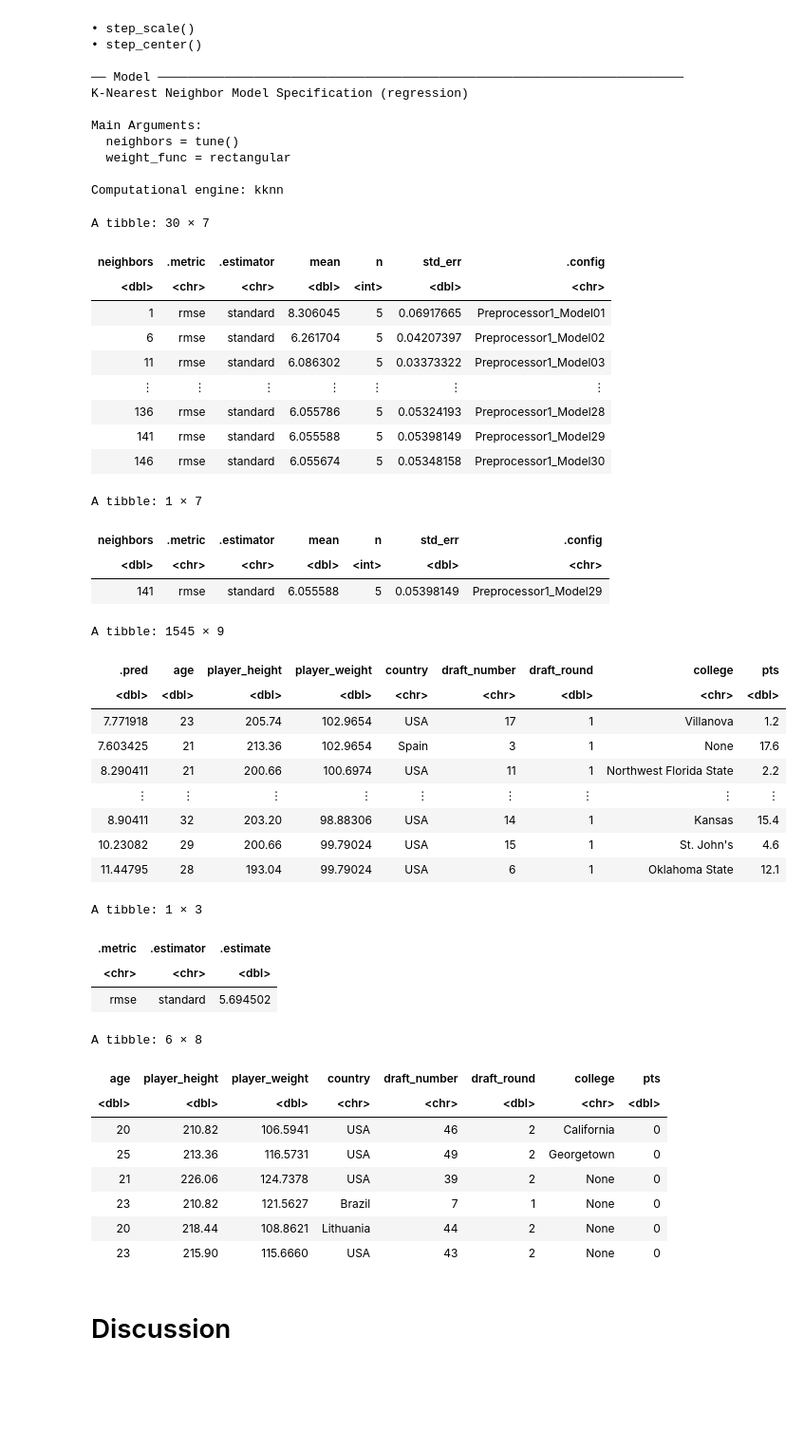
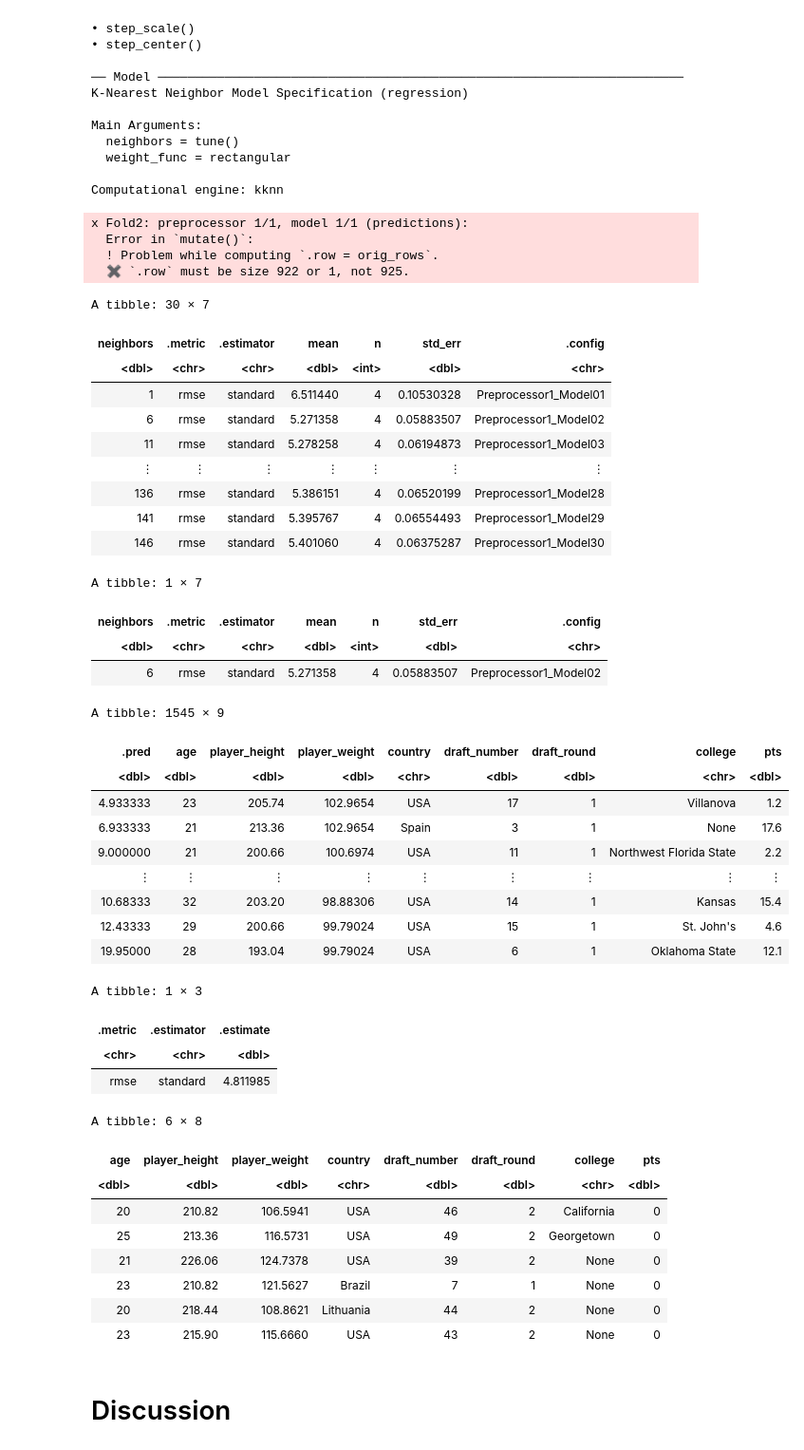
Before and after one commit to mdean808/dsci-100-group-project, a Jupyter notebook: project.ipynb, the cells around one changed output. Shown at 95% size. Drawn from its saved outputs; the diff is of its cells as text; code cells hidden in the pictures; blank space fills up the shorter version.

```diff
--- a/project.ipynb
+++ b/project.ipynb
@@ -82,7 +82,8 @@ nba_players <- player_data |>
     select(age, player_height, player_weight, country, draft_number, draft_round, college, pts) |>
     # remove undrafted players and convert draft_number to dbl
     filter(draft_round != "Undrafted") |>
-    mutate(draft_round = as.numeric(draft_round))
+    mutate(draft_round = as.numeric(draft_round)) |>
+    mutate(draft_number = as.numeric(draft_number))
 
 nba_players
 # %% [output]
@@ -217,7 +231,7 @@ A tibble: 60 × 2
 # %% [markdown]
 To predict the player performance variable, we will be using k-nearest neighbors regression, as the relationships between the predictor variables and our performance variable are not all linear, and the performance variable is numeric.
 # %%
-nba_recipe <- recipe(pts ~ age + player_height + player_weight, data = nba_training) |>
+nba_recipe <- recipe(pts ~ age + player_height + player_weight + draft_number + draft_round, data = nba_training) |>
 step_scale(all_predictors()) |>
 step_center(all_predictors())
 
@@ -266,62 +280,66 @@ nba_smallest <- nba_results |>
 
 nba_smallest
 # %% [output]
-A tibble: 30 × 7
+x Fold2: preprocessor 1/1, model 1/1 (predictions):
+  Error in `mutate()`:
+  ! Problem while computing `.row = orig_rows`.
+  ✖ `.row` must be size 922 or 1, not 925.
+A tibble: 30 × 7
 | neighbors | .metric | .estimator | mean | n | std_err | .config |
 | <dbl> | <chr> | <chr> | <dbl> | <int> | <dbl> | <chr> |
-| 1 | rmse | standard | 8.306045 | 5 | 0.06917665 | Preprocessor1_Model01 |
-| 6 | rmse | standard | 6.261704 | 5 | 0.04207397 | Preprocessor1_Model02 |
-| 11 | rmse | standard | 6.086302 | 5 | 0.03373322 | Preprocessor1_Model03 |
+| 1 | rmse | standard | 6.511440 | 4 | 0.10530328 | Preprocessor1_Model01 |
+| 6 | rmse | standard | 5.271358 | 4 | 0.05883507 | Preprocessor1_Model02 |
+| 11 | rmse | standard | 5.278258 | 4 | 0.06194873 | Preprocessor1_Model03 |
 | ⋮ | ⋮ | ⋮ | ⋮ | ⋮ | ⋮ | ⋮ |
-| 136 | rmse | standard | 6.055786 | 5 | 0.05324193 | Preprocessor1_Model28 |
-| 141 | rmse | standard | 6.055588 | 5 | 0.05398149 | Preprocessor1_Model29 |
-| 146 | rmse | standard | 6.055674 | 5 | 0.05348158 | Preprocessor1_Model30 |
+| 136 | rmse | standard | 5.386151 | 4 | 0.06520199 | Preprocessor1_Model28 |
+| 141 | rmse | standard | 5.395767 | 4 | 0.06554493 | Preprocessor1_Model29 |
+| 146 | rmse | standard | 5.401060 | 4 | 0.06375287 | Preprocessor1_Model30 |
-A tibble: 1 × 7
+A tibble: 1 × 7
 | neighbors | .metric | .estimator | mean | n | std_err | .config |
 | <dbl> | <chr> | <chr> | <dbl> | <int> | <dbl> | <chr> |
-| 141 | rmse | standard | 6.055588 | 5 | 0.05398149 | Preprocessor1_Model29 |
+| 6 | rmse | standard | 5.271358 | 4 | 0.05883507 | Preprocessor1_Model02 |
 # %%
-nba_tuned_spec <- nearest_neighbor(weight_func = "rectangular", neighbors = 146) |>
+nba_tuned_spec <- nearest_neighbor(weight_func = "rectangular", neighbors = 6) |>
   set_engine("kknn") |>
   set_mode("regression")
 
 nba_fit <- workflow() |>
   add_recipe(nba_recipe) |>
   add_model(nba_tuned_spec) |>
   fit(data = nba_training)
 
 nba_predict <- nba_fit |>
   predict(nba_testing) |>
   bind_cols(nba_testing)
 
 
 nba_rmse <- nba_predict |>
   metrics(truth = pts, estimate = .pred) |>
   filter(.metric == 'rmse')
 
 nba_predict
 
 nba_rmse
 
 head(nba_players |> arrange(pts))
 # %% [output]
 A tibble: 1545 × 9
 | .pred | age | player_height | player_weight | country | draft_number | draft_round | college | pts |
-| <dbl> | <dbl> | <dbl> | <dbl> | <chr> | <chr> | <dbl> | <chr> | <dbl> |
-| 7.771918 | 23 | 205.74 | 102.9654 | USA | 17 | 1 | Villanova | 1.2 |
-| 7.603425 | 21 | 213.36 | 102.9654 | Spain | 3 | 1 | None | 17.6 |
-| 8.290411 | 21 | 200.66 | 100.6974 | USA | 11 | 1 | Northwest Florida State | 2.2 |
+| <dbl> | <dbl> | <dbl> | <dbl> | <chr> | <dbl> | <dbl> | <chr> | <dbl> |
+| 4.933333 | 23 | 205.74 | 102.9654 | USA | 17 | 1 | Villanova | 1.2 |
+| 6.933333 | 21 | 213.36 | 102.9654 | Spain | 3 | 1 | None | 17.6 |
+| 9.000000 | 21 | 200.66 | 100.6974 | USA | 11 | 1 | Northwest Florida State | 2.2 |
 | ⋮ | ⋮ | ⋮ | ⋮ | ⋮ | ⋮ | ⋮ | ⋮ | ⋮ |
-| 8.90411 | 32 | 203.20 | 98.88306 | USA | 14 | 1 | Kansas | 15.4 |
-| 10.23082 | 29 | 200.66 | 99.79024 | USA | 15 | 1 | St. John's | 4.6 |
-| 11.44795 | 28 | 193.04 | 99.79024 | USA | 6 | 1 | Oklahoma State | 12.1 |
+| 10.68333 | 32 | 203.20 | 98.88306 | USA | 14 | 1 | Kansas | 15.4 |
+| 12.43333 | 29 | 200.66 | 99.79024 | USA | 15 | 1 | St. John's | 4.6 |
+| 19.95000 | 28 | 193.04 | 99.79024 | USA | 6 | 1 | Oklahoma State | 12.1 |
 A tibble: 1 × 3
 | .metric | .estimator | .estimate |
 | <chr> | <chr> | <dbl> |
-| rmse | standard | 5.694502 |
+| rmse | standard | 4.811985 |
 A tibble: 6 × 8
 | age | player_height | player_weight | country | draft_number | draft_round | college | pts |
-| <dbl> | <dbl> | <dbl> | <chr> | <chr> | <dbl> | <chr> | <dbl> |
+| <dbl> | <dbl> | <dbl> | <chr> | <dbl> | <dbl> | <chr> | <dbl> |
 | 20 | 210.82 | 106.5941 | USA | 46 | 2 | California | 0 |
 | 25 | 213.36 | 116.5731 | USA | 49 | 2 | Georgetown | 0 |
 | 21 | 226.06 | 124.7378 | USA | 39 | 2 | None | 0 |
```
Also changed, not shown: parts of 5 cells of this notebook.
